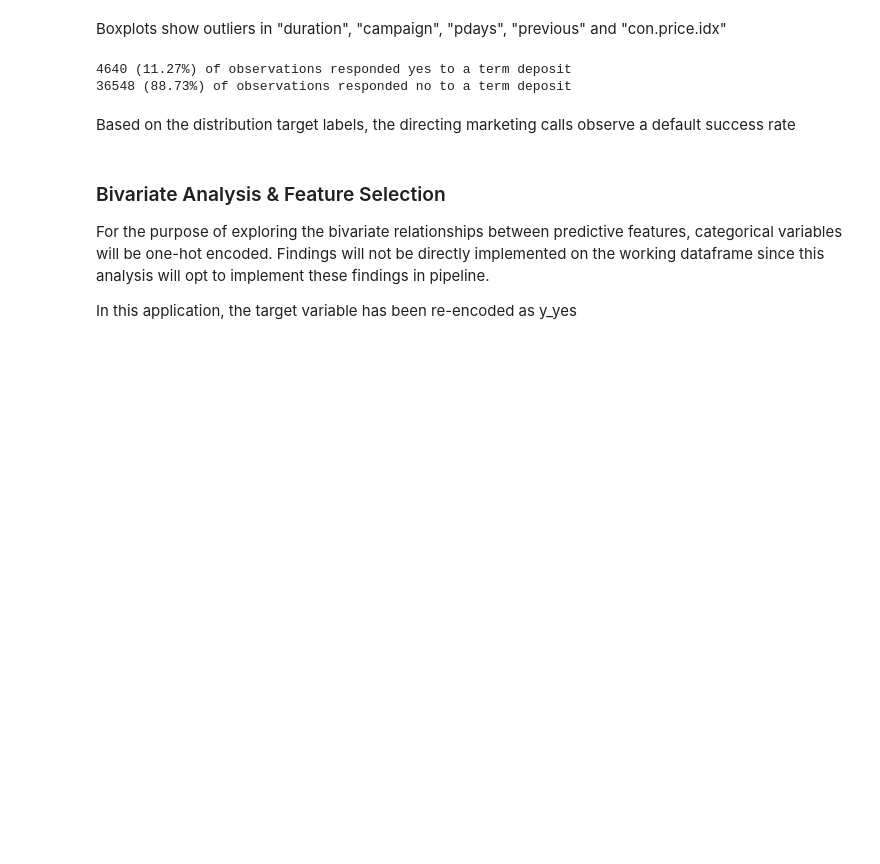
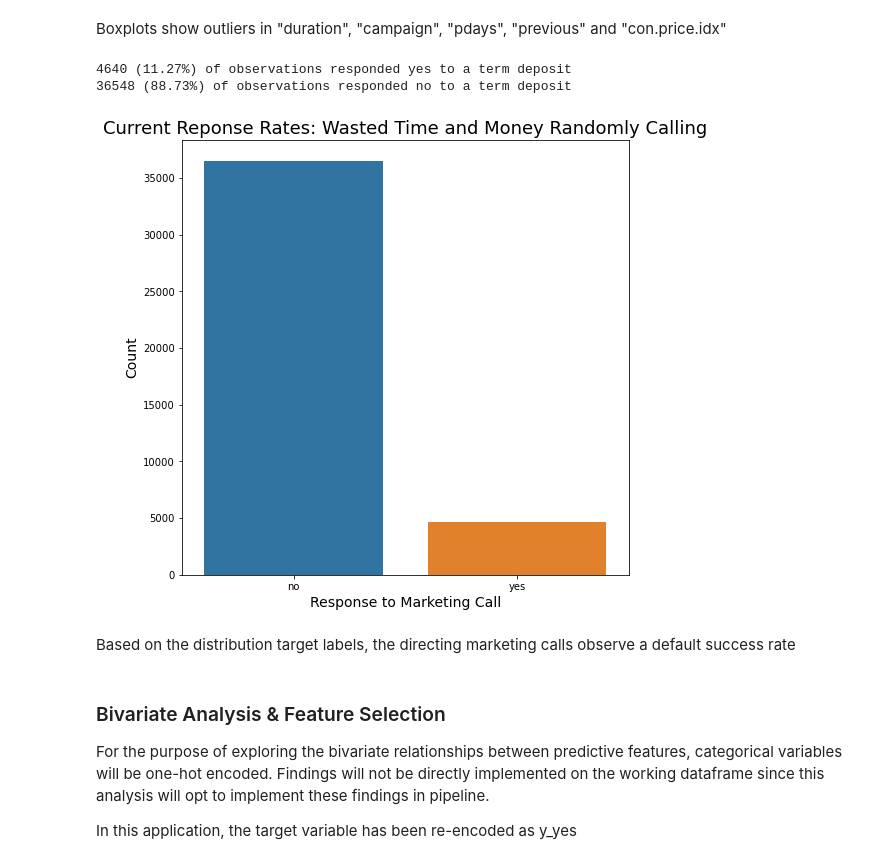
Before and after one commit to hunterblum/Bank-Marketing, a Jupyter notebook: Group7Final.ipynb, the cells around one changed output. Saved outputs shown, nothing was run; the diff lists cells and outputs as text; code cells hidden in the pictures; blank space fills up the shorter version.

Commit message:
Presentation Charts

```diff
--- a/Group7Final.ipynb
+++ b/Group7Final.ipynb
@@ -250,6 +250,15 @@ print(y_count.no, "(" + str(no_per) + "%)", "of observations responded no to a t
 # %% [output]
 4640 (11.27%) of observations responded yes to a term deposit
 36548 (88.73%) of observations responded no to a term deposit
+# %%
+sns.countplot(x = bank['y'])
+plt.title("Current Reponse Rates: Wasted Time and Money Randomly Calling", fontsize = 18)
+plt.xlabel("Response to Marketing Call", fontsize = 14)
+plt.ylabel("Count", fontsize = 14)
+plt.gcf().set_size_inches(8,8)
+plt.show()
+# %% [output]
+[figure, added]
 # %% [markdown]
 Based on the distribution target labels, the directing marketing calls observe a default success rate
 # %% [markdown]
```
Also changed, not shown: parts of 3 cells of this notebook.
